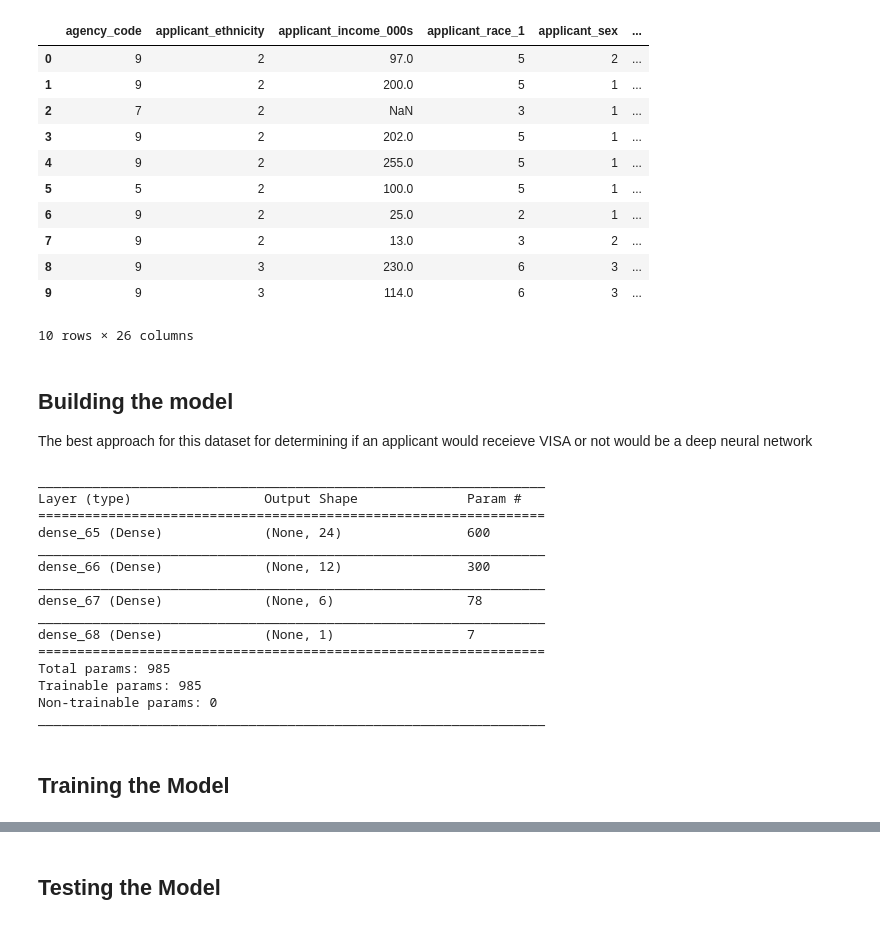
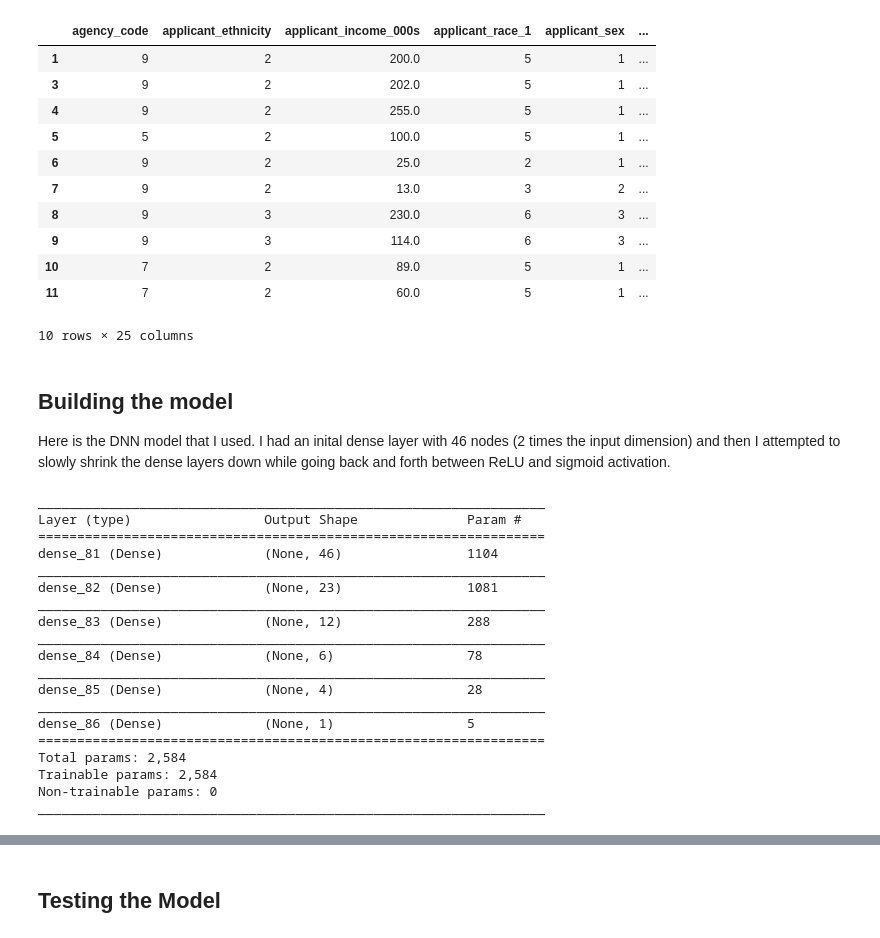
Before and after one commit to alexjohny87/Mortgage_Approval_Classification, a Jupyter notebook: Johny_Alex_Final_Project_Home_Mortagages.ipynb, the cells around one changed output, grey strips where cells are left out. Cells and saved outputs as stored; diff of their text form; code cells hidden in the pictures.

```diff
--- a/Johny_Alex_Final_Project_Home_Mortagages.ipynb
+++ b/Johny_Alex_Final_Project_Home_Mortagages.ipynb
@@ -20,39 +23,40 @@ columns = [
     'agency_code',
     'applicant_ethnicity',
     'applicant_income_000s',
     'applicant_race_1',
     'applicant_sex',
     'co_applicant_ethnicity',
     'co_applicant_race_1',
     'co_applicant_sex',
     'county_code',
     'lien_status',
     'loan_purpose',
     'loan_type',
+    'msamd',
     'owner_occupancy',
     'preapproval',
     'property_type',
     'purchaser_type',
-    'sequence_number',
-    'state_code',
+    #'sequence_number',
+    #'state_code',
     'hud_median_family_income',
     'loan_amount_000s',
     'number_of_1_to_4_family_units',
     'number_of_owner_occupied_units',
     'minority_population',
     'population',
     'tract_to_msamd_income']
 
 
-TRAIN_CSV = 'ny_hmda_2015_Cleaned.csv'
+TRAIN_CSV = 'ny_hmda_2015_final2.csv'
 df = pd.read_csv(TRAIN_CSV)
 
+df = df.dropna(how='any')
+
 df.head(10)
 # %% [output]
 |  | agency_code | applicant_ethnicity | applicant_income_000s | applicant_race_1 | applicant_sex | ... |
-| 0 | 9 | 2 | 97.0 | 5 | 2 | ... |
 | 1 | 9 | 2 | 200.0 | 5 | 1 | ... |
-| 2 | 7 | 2 | NaN | 3 | 1 | ... |
 | 3 | 9 | 2 | 202.0 | 5 | 1 | ... |
 | 4 | 9 | 2 | 255.0 | 5 | 1 | ... |
 | 5 | 5 | 2 | 100.0 | 5 | 1 | ... |
@@ -60,16 +64,20 @@ df.head(10)
 | 7 | 9 | 2 | 13.0 | 3 | 2 | ... |
 | 8 | 9 | 3 | 230.0 | 6 | 3 | ... |
 | 9 | 9 | 3 | 114.0 | 6 | 3 | ... |
+| 10 | 7 | 2 | 89.0 | 5 | 1 | ... |
+| 11 | 7 | 2 | 60.0 | 5 | 1 | ... |
-10 rows × 26 columns
+10 rows × 25 columns
-# %% [markdown]
-## Building the model
-
-The best approach for this dataset for determining if an applicant would receieve VISA or not would be a deep neural network
+# %% [markdown]
+## Building the model
+
+Here is the DNN model that I used. I had an inital dense layer with 46 nodes (2 times the input dimension) and then I attempted to slowly shrink the dense layers down while going back and forth between ReLU and sigmoid activation.
 # %%
 model = Sequential()
-model.add(Dense(24, input_dim=24, activation='relu'))
-model.add(Dense(12, activation='relu'))
+model.add(Dense(46, input_dim=23, activation='relu'))
+model.add(Dense(23, activation='relu'))
+model.add(Dense(12, activation='sigmoid'))
 model.add(Dense(6, activation='relu'))
+model.add(Dense(4, activation='relu'))
 model.add(Dense(1, activation='sigmoid'))
 
 model.summary()
@@ -77,17 +85,19 @@ model.summary()
 _________________________________________________________________
 Layer (type)                 Output Shape              Param #
 =================================================================
-dense_65 (Dense)             (None, 24)                600
+dense_81 (Dense)             (None, 46)                1104
 _________________________________________________________________
-dense_66 (Dense)             (None, 12)                300
+dense_82 (Dense)             (None, 23)                1081
 _________________________________________________________________
-dense_67 (Dense)             (None, 6)                 78
+dense_83 (Dense)             (None, 12)                288
 _________________________________________________________________
-dense_68 (Dense)             (None, 1)                 7
+dense_84 (Dense)             (None, 6)                 78
+_________________________________________________________________
+dense_85 (Dense)             (None, 4)                 28
+_________________________________________________________________
+dense_86 (Dense)             (None, 1)                 5
 =================================================================
-Total params: 985
-Trainable params: 985
+Total params: 2,584
+Trainable params: 2,584
 Non-trainable params: 0
 _________________________________________________________________
-# %% [markdown]
-## Training the Model
```
Also changed, not shown: parts of 11 cells of this notebook.
